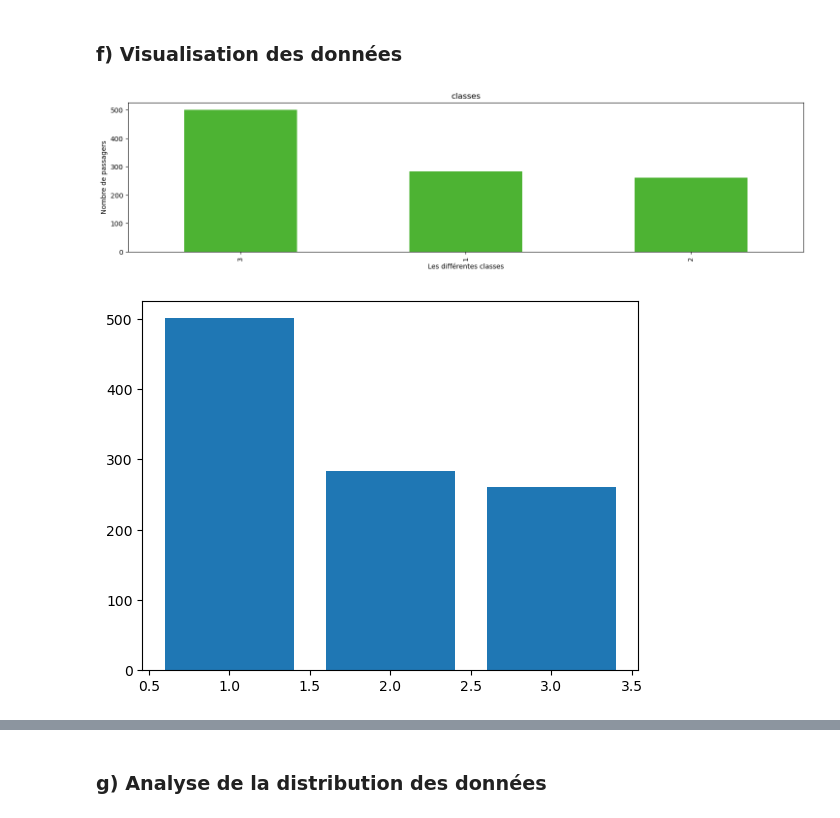
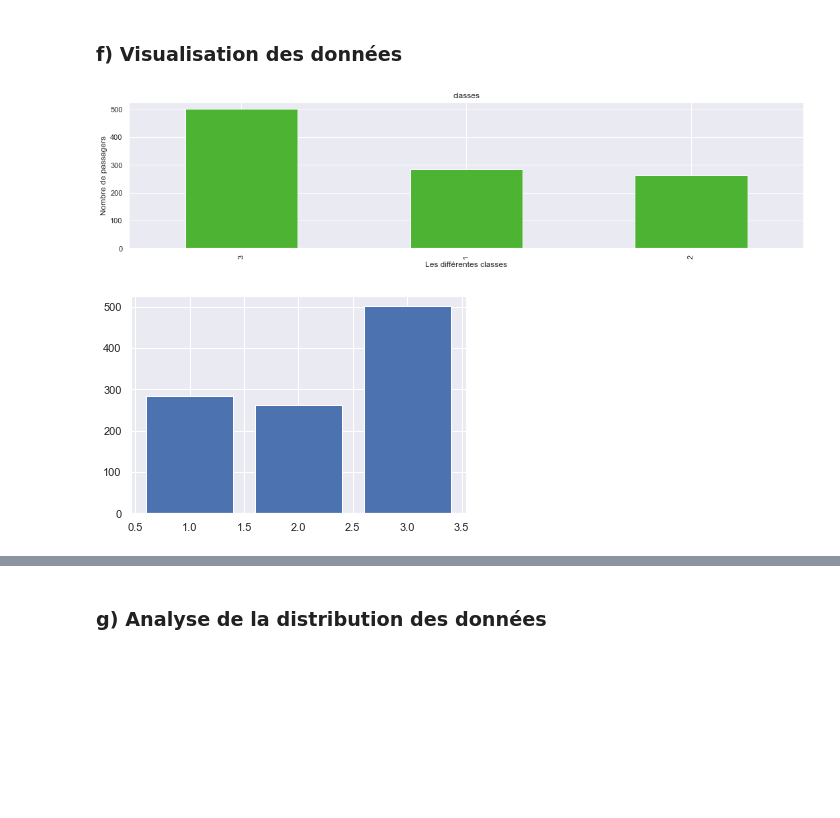
Before and after one commit to MohamedNennouche/Computer-Vision-with-Python, a Jupyter notebook: Seance 2/Seance2.ipynb, the cells around one changed output, grey strips where cells are left out. Drawn from its saved outputs; the diff is of its cells as text; code cells hidden in the pictures; blank space fills up the shorter version.

```diff
--- a/Seance 2/Seance2.ipynb
+++ b/Seance 2/Seance2.ipynb
@@ -17,6 +17,7 @@ import numpy as np
 import matplotlib.pyplot as plt
 import pandas as pd
 import seaborn as sns
+sns.set_theme(style="darkgrid")
 # %% [markdown]
 ## 1. Numpy
 # %% [markdown]
@@ -711,11 +745,11 @@ plt.figure(figsize=(18,4))
 titanic['pclass'].value_counts().plot.bar(title="classes", xlabel="Les différentes classes", ylabel="Nombre de passagers", color=(0.3,0.7,0.2,0.9), alpha=1)
 plt.show()
 # %% [output]
-[figure, old version]
+[figure, new version]
 # %%
 plt.figure()
-plt.bar(x=list(set(titanic["pclass"].values)), height=titanic["pclass"].value_counts())
+plt.bar(x=list(titanic["pclass"].value_counts().keys()), height=titanic["pclass"].value_counts())
 plt.show()
 # %% [output]
-[figure, old version]
+[figure, new version]
 # %%
```
Also changed, not shown: parts of 36 cells of this notebook, 1 other file.
